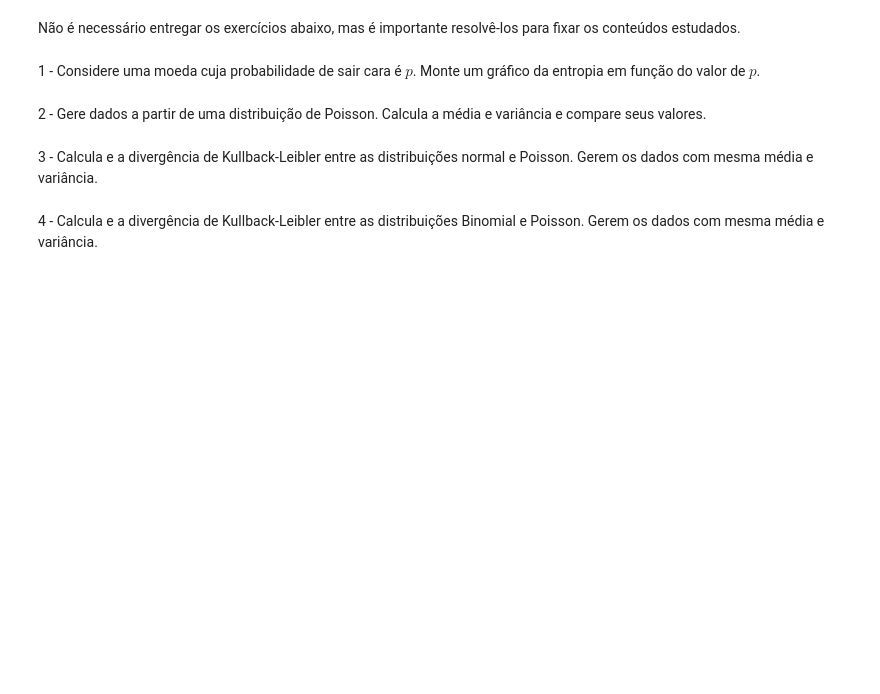
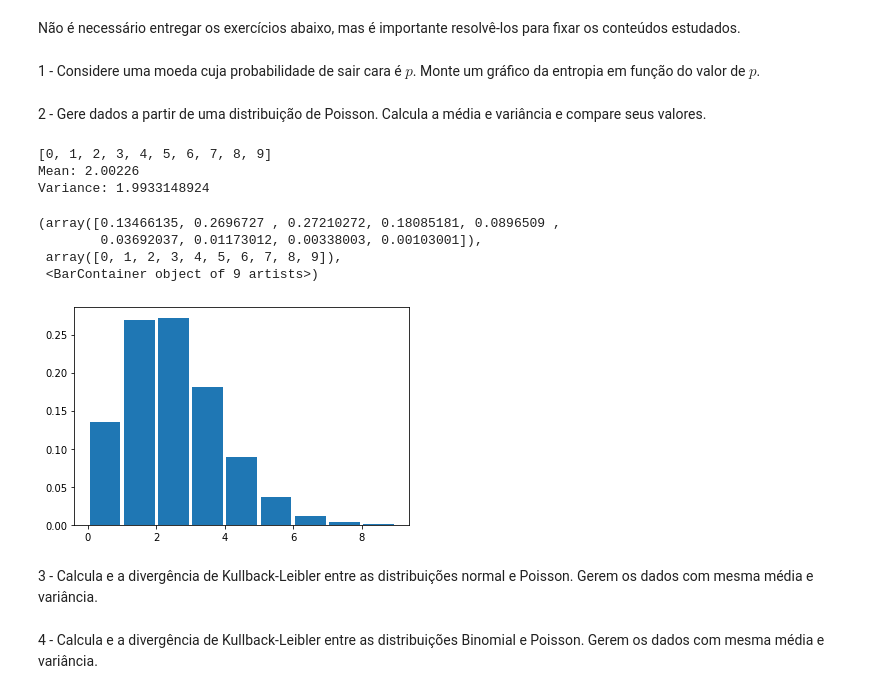
Before and after one commit to thiago3008/MBA_DS_USP, a Jupyter notebook: 02 - Introdução a Ciência de Dados/01 - Introdução/Aula1.ipynb, the cells around one changed output. Drawn from its saved outputs; the diff is of its cells as text; code cells hidden in the pictures; blank space fills up the shorter version.

```diff
--- a/02 - Introdução a Ciência de Dados/01 - Introdução/Aula1.ipynb
+++ b/02 - Introdução a Ciência de Dados/01 - Introdução/Aula1.ipynb
@@ -399,5 +414,25 @@ Não é necessário entregar os exercícios abaixo, mas é importante resolvê-l
 # %% [markdown]
 2 - Gere dados a partir de uma distribuição de Poisson. Calcula a média e variância e compare seus valores.
+# %%
+import numpy as np
+import matplotlib.pyplot as plt
+
+x = np.random.poisson(2,100000)
+#print(x)
+print(list(range(0,10)))
+print(f"Mean: {np.mean(x)}")
+print(f"Variance: {np.var(x)}")
+
+plt.hist(x, bins = list(range(0,10)), rwidth = .9, density = True)
+# %% [output]
+[0, 1, 2, 3, 4, 5, 6, 7, 8, 9]
+Mean: 2.00226
+Variance: 1.9933148924
+(array([0.13466135, 0.2696727 , 0.27210272, 0.18085181, 0.0896509 ,
+        0.03692037, 0.01173012, 0.00338003, 0.00103001]),
+ array([0, 1, 2, 3, 4, 5, 6, 7, 8, 9]),
+ <BarContainer object of 9 artists>)
+[figure, added]
 # %% [markdown]
 3 - Calcula e a divergência de Kullback-Leibler entre as distribuições normal e Poisson. Gerem os dados com mesma média e variância.
 # %% [markdown]
```
Also changed, not shown: parts of 9 cells of this notebook, 2 other files.
